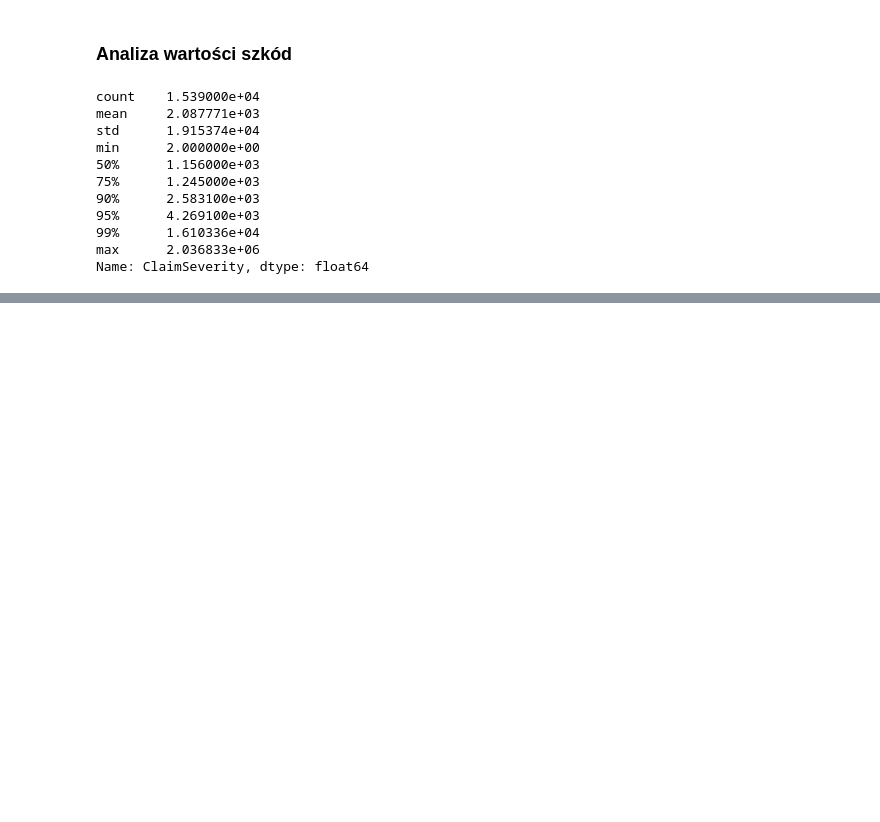
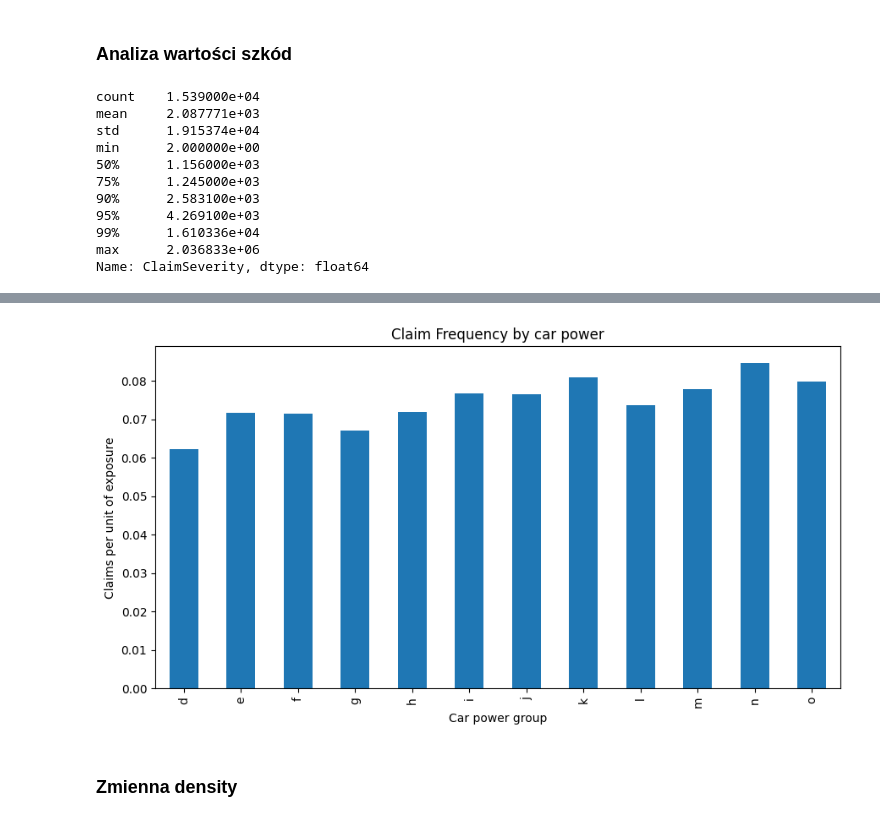
Before and after one commit to kacperskora/Licencjat_DS, a Jupyter notebook: notebooks/02_EDA.ipynb, the cells around one changed output, grey strips where cells are left out. Cells and saved outputs as stored; diff of their text form; code cells hidden in the pictures; blank space fills up the shorter version.

```diff
--- a/notebooks/02_EDA.ipynb
+++ b/notebooks/02_EDA.ipynb
@@ -335,0 +441,16 @@ Name: ClaimSeverity, dtype: float64
+# %%
+frequency_by_power = (
+    data.groupby("Power", observed=True)
+      .agg(
+          policies=("PolicyID", "nunique"),
+          claims=("ClaimNb", "sum"),
+          exposure=("Exposure", "sum")
+      )
+)
+
+frequency_by_power["Frequency"] = (
+    frequency_by_power["claims"]
+    / frequency_by_power["exposure"]
+)
+
+display(frequency_by_power)
@@ -335,0 +472,15 @@ Name: ClaimSeverity, dtype: float64
+# %%
+frequency_by_power["Frequency"].plot(
+    kind="bar",
+    figsize=(9, 5)
+)
+
+plt.title("Claim Frequency by car power")
+plt.xlabel("Car power group")
+plt.ylabel("Claims per unit of exposure")
+plt.tight_layout()
+plt.show()
+# %% [output]
+[figure, added]
+# %% [markdown]
+### Zmienna density
```
Also changed, not shown: parts of 15 cells of this notebook.
